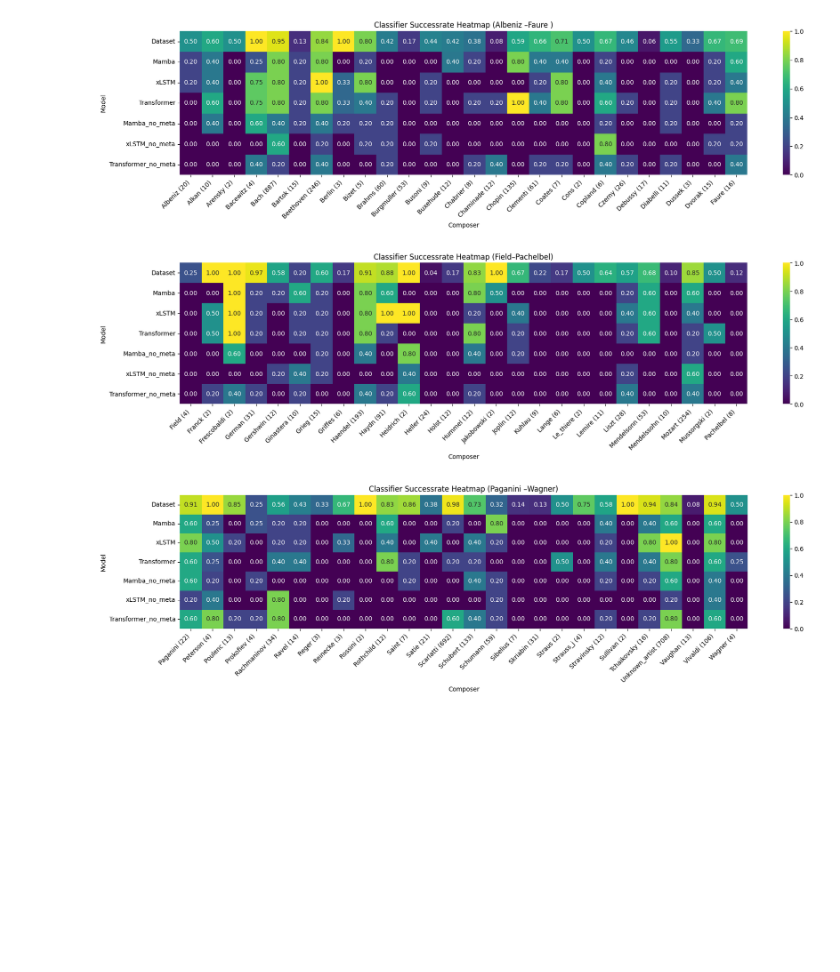
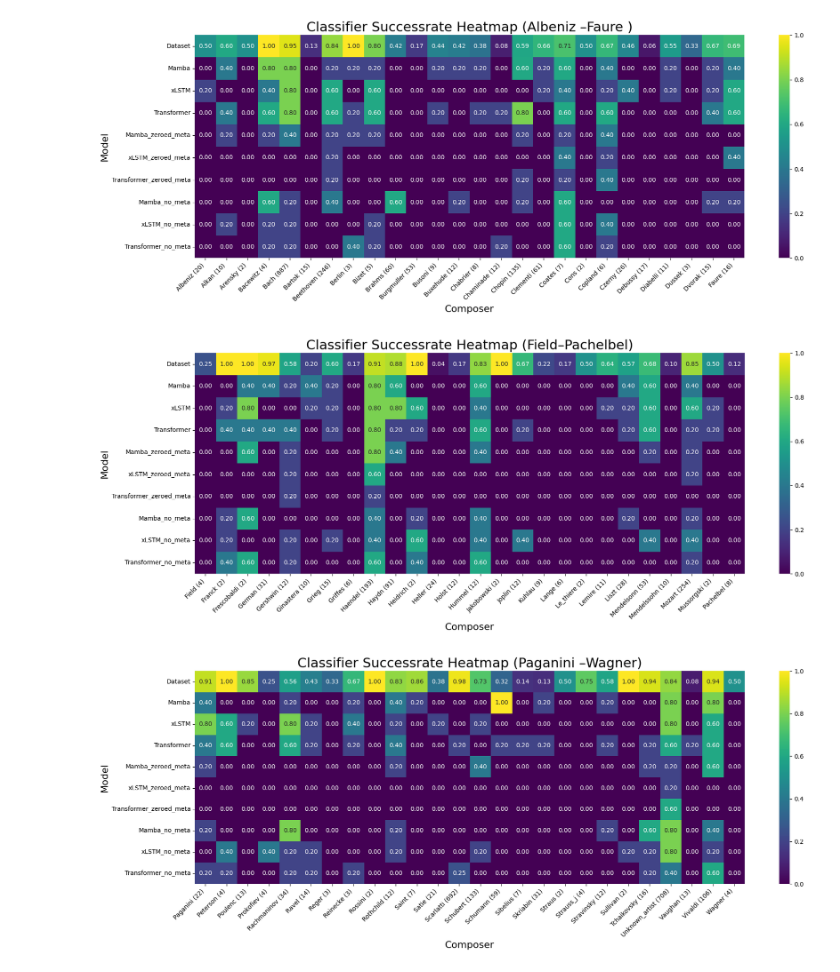
Before and after one commit to thorGabe123/Deep-Learning-Based-Sequence-Models-for-Music-Generation, a Jupyter notebook: scripts/test_classifier.ipynb, the cells around one changed output. Saved outputs shown, nothing was run; the diff lists cells and outputs as text; code cells hidden in the pictures; blank space fills up the shorter version.

```diff
--- a/scripts/test_classifier.ipynb
+++ b/scripts/test_classifier.ipynb
@@ -130,6 +128,12 @@ with open('/scratch/s203861/logs/classifier_transformer_no_meta.json') as f:
     transformer_no_meta = json.load(f)
 with open('/scratch/s203861/logs/classifier_xlstm_no_meta.json') as f:
     xlstm_no_meta = json.load(f)
+with open('/scratch/s203861/logs/classifier_mamba_removed_meta.json') as f:
+    mamba_removed_meta = json.load(f)
+with open('/scratch/s203861/logs/classifier_transformer_removed_meta.json') as f:
+    transformer_removed_meta = json.load(f)
+with open('/scratch/s203861/logs/classifier_xlstm_removed_meta.json') as f:
+    xlstm_removed_meta = json.load(f)
 with open('/scratch/s203861/logs/classifier_dataset.json') as f:
     dataset = json.load(f)
 bands = sorted(set(mamba.keys()) & set(transformer.keys()) & set(xlstm.keys()) & set(dataset.keys()))
@@ -145,39 +149,45 @@ xlstm_rates = [xlstm[band]['successrate'] for band in bands if band]
 transformer_no_meta_rates = [transformer_no_meta[band]['successrate'] for band in bands]
 mamba_no_meta_rates = [mamba_no_meta[band]['successrate'] for band in bands]
 xlstm_no_meta_rates = [xlstm_no_meta[band]['successrate'] for band in bands if band]
+transformer_removed_meta_rates = [transformer_removed_meta[band]['successrate'] for band in bands]
+mamba_removed_meta_rates = [mamba_removed_meta[band]['successrate'] for band in bands]
+xlstm_removed_meta_rates = [xlstm_removed_meta[band]['successrate'] for band in bands if band]
 # %%
 import math
 import pandas as pd
 import seaborn as sns
 import matplotlib.pyplot as plt
 
 # Split bands_with_numbers into three chunks
 n_total = len(bands_with_numbers)
 n_split = math.ceil(n_total / 3)
 band_splits = [bands_with_numbers[i*n_split:(i+1)*n_split] for i in range(3)]
 
 data = {
     'Dataset': dataset_rates,
     'Mamba': mamba_rates,
     'xLSTM': xlstm_rates,
     'Transformer': transformer_rates,
-    'Mamba_no_meta': mamba_no_meta_rates,
-    'xLSTM_no_meta': xlstm_no_meta_rates,
-    'Transformer_no_meta': transformer_no_meta_rates,
+    'Mamba_zeroed_meta': mamba_no_meta_rates,
+    'xLSTM_zeroed_meta': xlstm_no_meta_rates,
+    'Transformer_zeroed_meta': transformer_no_meta_rates,
+    'Mamba_no_meta': mamba_removed_meta_rates,
+    'xLSTM_no_meta': xlstm_removed_meta_rates,
+    'Transformer_no_meta': transformer_removed_meta_rates,
 }
 df_full = pd.DataFrame(data, index=bands_with_numbers).T
 
 for i, band_chunk in enumerate(band_splits):
     df_chunk = df_full[band_chunk]
-    plt.figure(figsize=(min(len(band_chunk)*0.7, 25), 5))
+    plt.figure(figsize=(min(len(band_chunk)*0.7, 25), 7))
     sns.heatmap(df_chunk, annot=True, fmt='.2f', cmap='viridis')
-    plt.xlabel('Composer')
-    plt.ylabel('Model')
-    plt.title(f'Classifier Successrate Heatmap ({band_chunk[0][:-4]}–{band_chunk[-1][:-4]})')
+    plt.xlabel('Composer', fontsize=16)
+    plt.ylabel('Model', fontsize=16)
+    plt.title(f'Classifier Successrate Heatmap ({band_chunk[0][:-4]}–{band_chunk[-1][:-4]})', fontsize=22)
     plt.xticks(rotation=45, ha='right')
     plt.tight_layout()
     plt.show()
 # %% [output]
-[figure, old version]
+[figure, new version]
-[figure, old version]
+[figure, new version]
-[figure, old version]
+[figure, new version]
```
Also changed, not shown: parts of 4 cells of this notebook, 36 other files.
